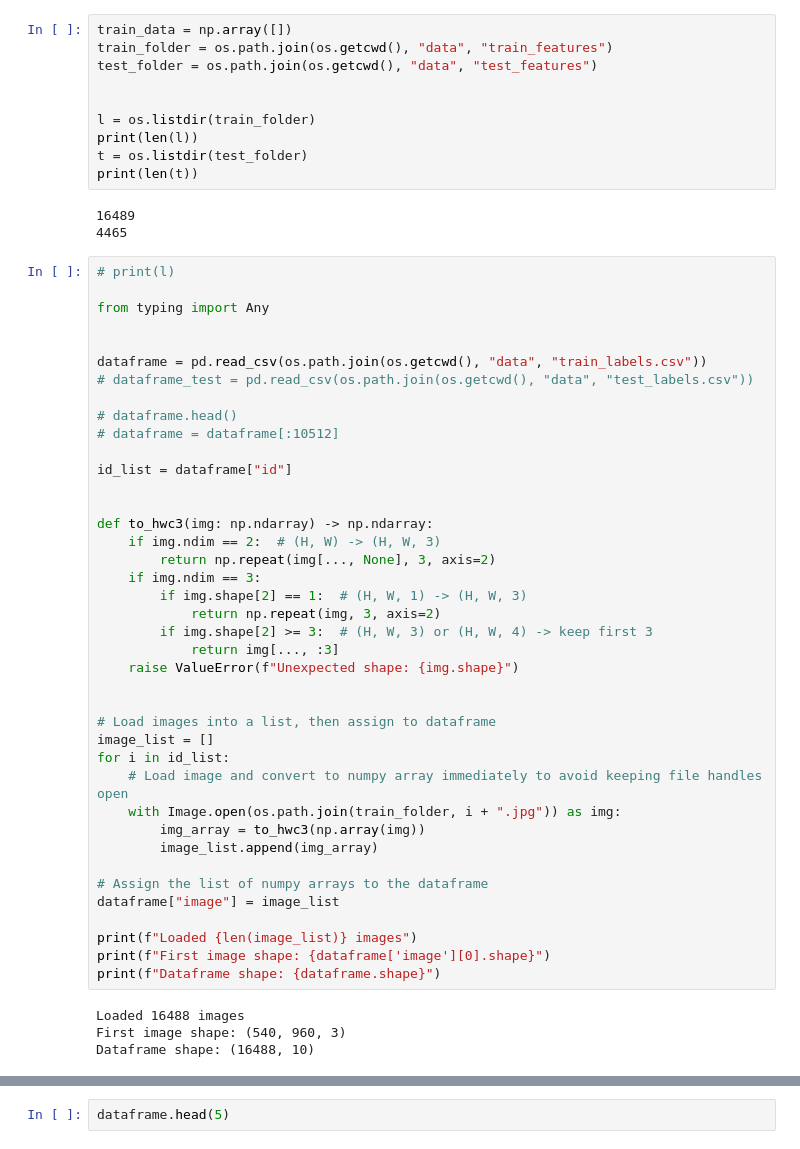
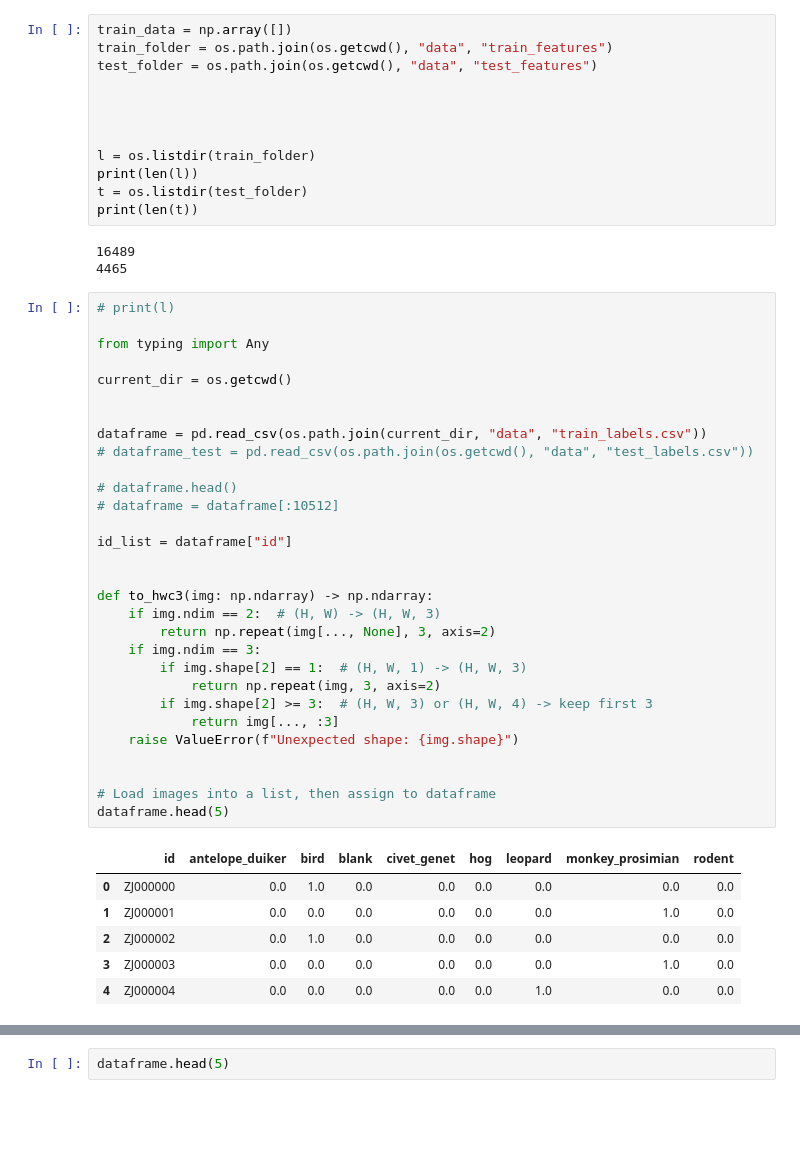
Before and after one commit to amannindra/DSS-Image-Classification, a Jupyter notebook: DSSAnimalClassification/dssLocal.ipynb, the cells around one changed output, grey strips where cells are left out. Drawn from its saved outputs; the diff is of its cells as text; blank space fills up the shorter version.

```diff
--- a/dss.ipynb
+++ b/DSSAnimalClassification/dssLocal.ipynb
@@ -46,6 +66,8 @@ train_folder = os.path.join(os.getcwd(), "data", "train_features")
 test_folder = os.path.join(os.getcwd(), "data", "test_features")
 
 
+
+
 l = os.listdir(train_folder)
 print(len(l))
 t = os.listdir(test_folder)
@@ -56,44 +78,37 @@ print(len(t))
 # %%
 # print(l)
 
 from typing import Any
 
+current_dir = os.getcwd()
 
-dataframe = pd.read_csv(os.path.join(os.getcwd(), "data", "train_labels.csv"))
+
+dataframe = pd.read_csv(os.path.join(current_dir, "data", "train_labels.csv"))
 # dataframe_test = pd.read_csv(os.path.join(os.getcwd(), "data", "test_labels.csv"))
 
 # dataframe.head()
 # dataframe = dataframe[:10512]
 
 id_list = dataframe["id"]
 
 
 def to_hwc3(img: np.ndarray) -> np.ndarray:
     if img.ndim == 2:  # (H, W) -> (H, W, 3)
         return np.repeat(img[..., None], 3, axis=2)
     if img.ndim == 3:
         if img.shape[2] == 1:  # (H, W, 1) -> (H, W, 3)
             return np.repeat(img, 3, axis=2)
         if img.shape[2] >= 3:  # (H, W, 3) or (H, W, 4) -> keep first 3
             return img[..., :3]
     raise ValueError(f"Unexpected shape: {img.shape}")
 
 
 # Load images into a list, then assign to dataframe
-image_list = []
-for i in id_list:
-    # Load image and convert to numpy array immediately to avoid keeping file handles open
-    with Image.open(os.path.join(train_folder, i + ".jpg")) as img:
-        img_array = to_hwc3(np.array(img))
-        image_list.append(img_array)
-
-# Assign the list of numpy arrays to the dataframe
-dataframe["image"] = image_list
-
-print(f"Loaded {len(image_list)} images")
-print(f"First image shape: {dataframe['image'][0].shape}")
-print(f"Dataframe shape: {dataframe.shape}")
+dataframe.head(5)
 # %% [output]
-Loaded 16488 images
-First image shape: (540, 960, 3)
-Dataframe shape: (16488, 10)
+|  | id | antelope_duiker | bird | blank | civet_genet | hog | leopard | monkey_prosimian | rodent |
+| 0 | ZJ000000 | 0.0 | 1.0 | 0.0 | 0.0 | 0.0 | 0.0 | 0.0 | 0.0 |
+| 1 | ZJ000001 | 0.0 | 0.0 | 0.0 | 0.0 | 0.0 | 0.0 | 1.0 | 0.0 |
+| 2 | ZJ000002 | 0.0 | 1.0 | 0.0 | 0.0 | 0.0 | 0.0 | 0.0 | 0.0 |
+| 3 | ZJ000003 | 0.0 | 0.0 | 0.0 | 0.0 | 0.0 | 0.0 | 1.0 | 0.0 |
+| 4 | ZJ000004 | 0.0 | 0.0 | 0.0 | 0.0 | 0.0 | 1.0 | 0.0 | 0.0 |
```
Also changed, not shown: parts of 8 cells of this notebook, 23 other files.
